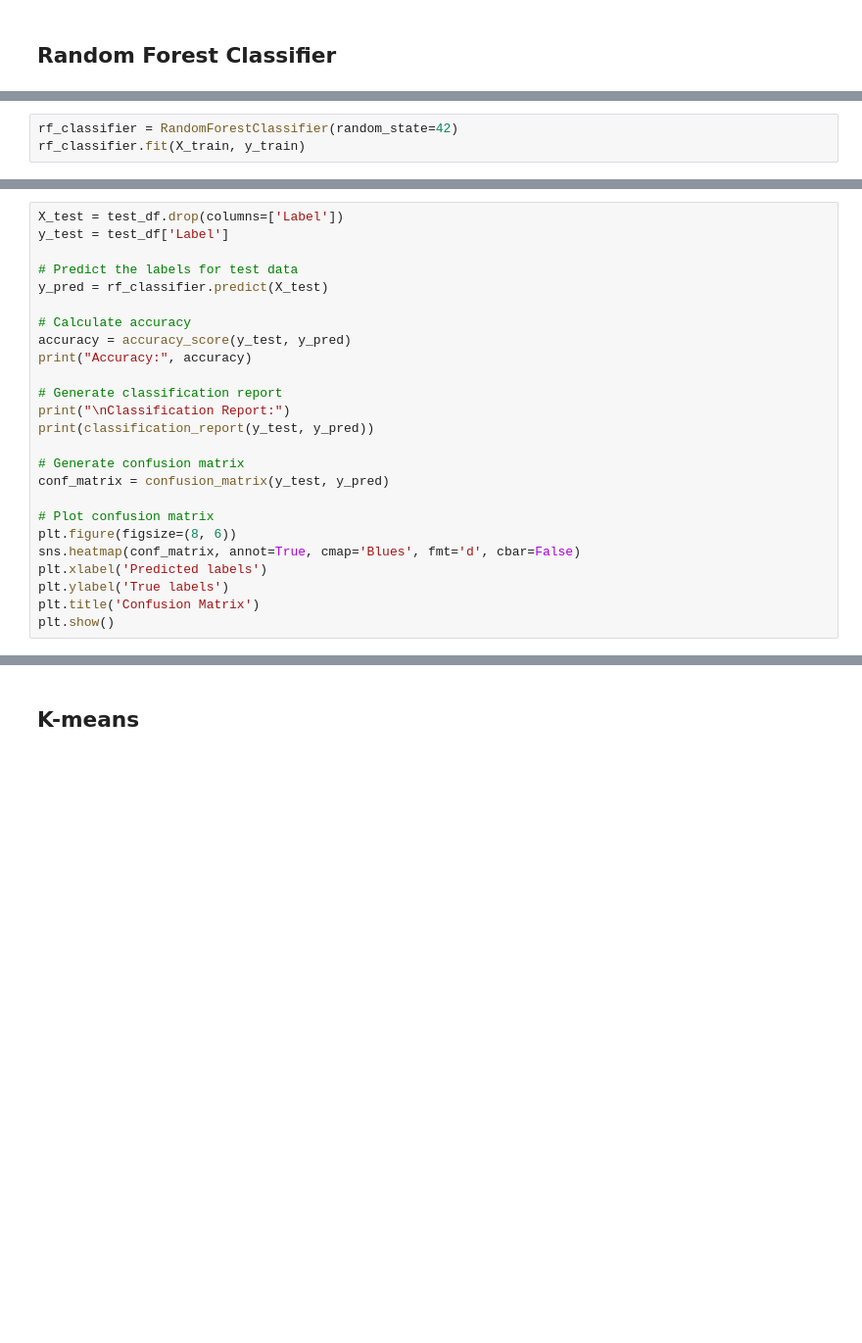
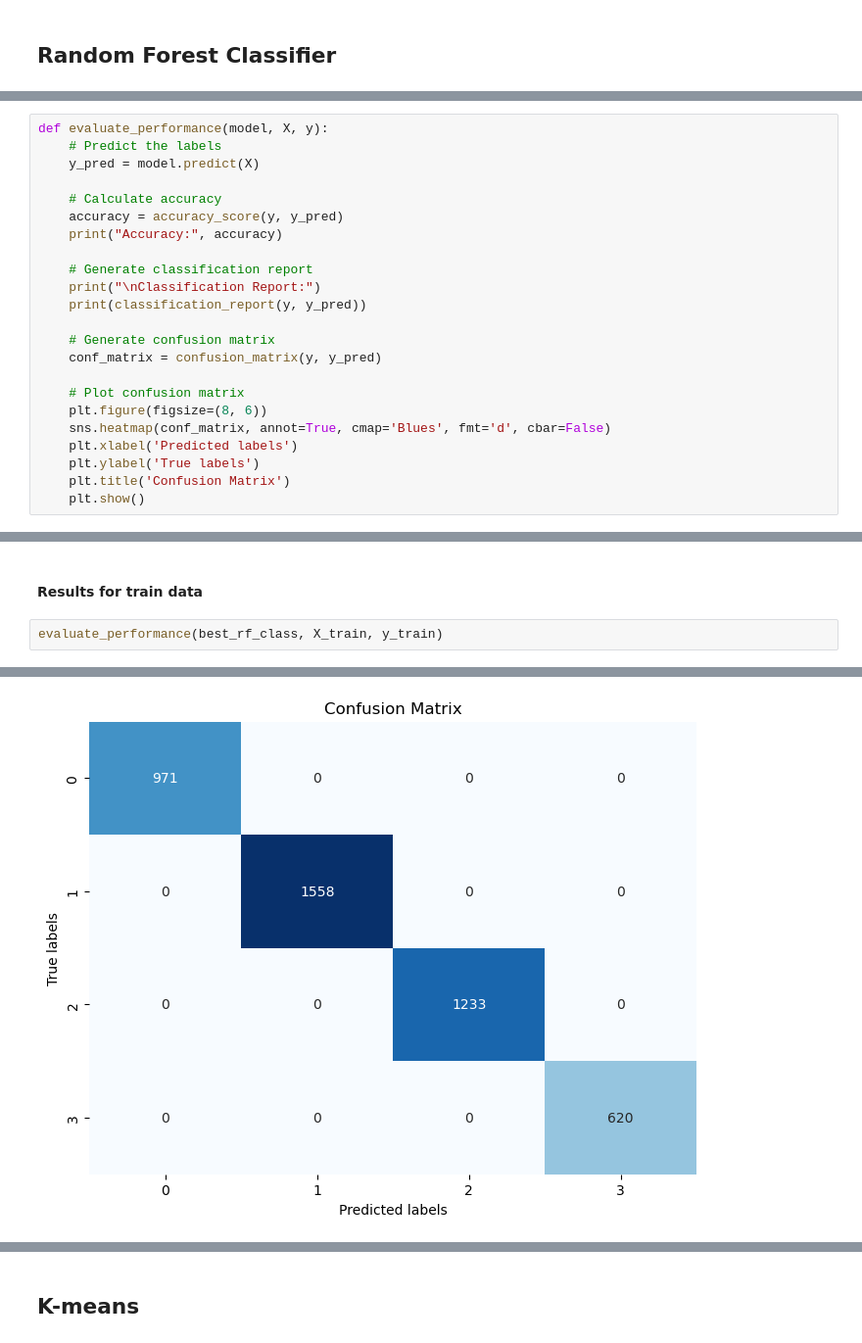
Before and after one commit to Gaoux/image-classification, a Jupyter notebook: Image_Classification.ipynb, the cells around one changed output, grey strips where cells are left out. Shown at 98% size. Drawn from its saved outputs; the diff is of its cells as text; blank space fills up the shorter version.

```diff
--- a/Image_Classification.ipynb
+++ b/Image_Classification.ipynb
@@ -278,3 +279,0 @@ Initialize the Random Forest classifier
-# %%
-rf_classifier = RandomForestClassifier(random_state=42)
-rf_classifier.fit(X_train, y_train)
@@ -283,25 +313,23 @@ RandomForestClassifier(random_state=42)
 # %%
-X_test = test_df.drop(columns=['Label'])
-y_test = test_df['Label']
+def evaluate_performance(model, X, y):
+    # Predict the labels
+    y_pred = model.predict(X)
 
-# Predict the labels for test data
-y_pred = rf_classifier.predict(X_test)
+    # Calculate accuracy
+    accuracy = accuracy_score(y, y_pred)
+    print("Accuracy:", accuracy)
 
-# Calculate accuracy
-accuracy = accuracy_score(y_test, y_pred)
-print("Accuracy:", accuracy)
+    # Generate classification report
+    print("\nClassification Report:")
+    print(classification_report(y, y_pred))
 
-# Generate classification report
-print("\nClassification Report:")
-print(classification_report(y_test, y_pred))
+    # Generate confusion matrix
+    conf_matrix = confusion_matrix(y, y_pred)
 
-# Generate confusion matrix
-conf_matrix = confusion_matrix(y_test, y_pred)
-
-# Plot confusion matrix
-plt.figure(figsize=(8, 6))
-sns.heatmap(conf_matrix, annot=True, cmap='Blues', fmt='d', cbar=False)
-plt.xlabel('Predicted labels')
-plt.ylabel('True labels')
-plt.title('Confusion Matrix')
-plt.show()
+    # Plot confusion matrix
+    plt.figure(figsize=(8, 6))
+    sns.heatmap(conf_matrix, annot=True, cmap='Blues', fmt='d', cbar=False)
+    plt.xlabel('Predicted labels')
+    plt.ylabel('True labels')
+    plt.title('Confusion Matrix')
+    plt.show()
@@ -322,0 +336,5 @@ weighted avg       0.90      0.90      0.90      1096
+# %% [markdown]
+#### Results for train data
+# %%
+evaluate_performance(best_rf_class, X_train, y_train)
+# %% [output]
@@ -322,0 +354 @@ weighted avg       0.90      0.90      0.90      1096
+[figure, added]
```
Also changed, not shown: parts of 27 cells of this notebook, 3 other files.
